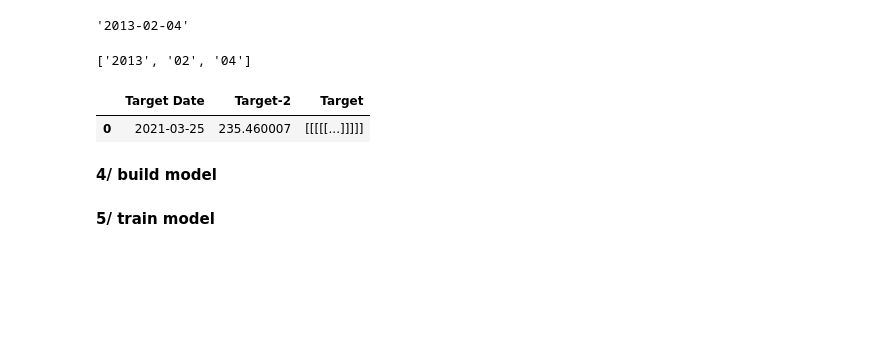
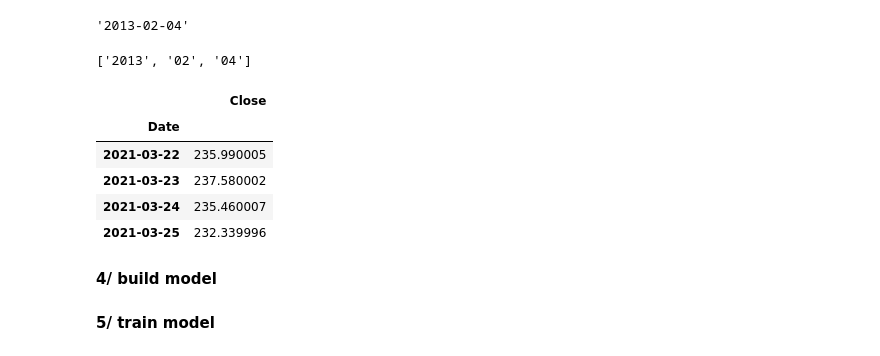
Before and after one commit to iteam1/predict-series-data-with-RNN, a Jupyter notebook: notebook.ipynb, the cells around one changed output. Cells and saved outputs as stored; diff of their text form; code cells hidden in the pictures; blank space fills up the shorter version.

```diff
--- a/notebook.ipynb
+++ b/notebook.ipynb
@@ -197,6 +166,16 @@ year_month_day = next_date_str.split('-')
 year_month_day
 # %% [output]
 ['2013', '02', '04']
+# %%
+df_subset = df1.loc[:str_to_datetime('2021-03-25')].tail(3+1) # go back from target-date n samples
+df_subset
+# %% [output]
+|  | Close |
+| Date |  |
+| 2021-03-22 | 235.990005 |
+| 2021-03-23 | 237.580002 |
+| 2021-03-24 | 235.460007 |
+| 2021-03-25 | 232.339996 |
 # %%
 def df_to_windowed_df(dataframe,first_date_str,last_date_str,n =3):
     '''
@@ -204,16 +183,22 @@ def df_to_windowed_df(dataframe,first_date_str,last_date_str,n =3):
     '''
     first_date = str_to_datetime(first_date_str)
     last_date = str_to_datetime(last_date_str)
+
     target_date = first_date
     dates = []
     X,Y = [],[]
+
     last_time = False
+
     while True:
+
+        print(f'target_date: {target_date} last_date: {last_date}')
+
         df_subset = dataframe.loc[:target_date].tail(n+1) # go back from target-date n samples
 
         if len(df_subset) != n+1:
             print(f'Error: Window of size {n} is too large for date {target_date}')
-            return None
+            return
 
         values = df_subset['Close'].to_numpy()
         x,y = values[:-1],values[-1]
@@ -222,37 +207,29 @@ def df_to_windowed_df(dataframe,first_date_str,last_date_str,n =3):
         X.append(x)
         Y.append(Y)
 
-        nex_week = dataframe.loc[target_date:target_date+datetime.timedelta(days = 7)]
+        next_week = dataframe.loc[target_date:target_date+datetime.timedelta(days = 7)]
         next_datetime_str = str(next_week.head(2).tail(1).index.values[0])
         next_date_str = next_datetime_str.split('T')[0]
         year_month_day = next_date_str.split('-')
         year,month,day = year_month_day
         next_date = datetime.datetime(year = int(year),month =int(month),day = int(day))
+        print(f'next_date: {next_date}')
 
         if last_time:
             break
 
-        target_date = last_date
+        target_date = next_date
 
         if target_date == last_date:
-            last_date = True
+            last_time = True
 
-        ret_df = pd.DataFrame({})
-        ret_df['Target Date'] = dates
+    ret_df = pd.DataFrame({})
+    ret_df['Target Date'] = dates
 
-        X = np.array(X)
-        for i in range(n):
-            X[:,i]
-            ret_df[f'Target-{n-1}'] = X[:,i]
-        ret_df['Target'] = Y
+    X = np.array(X)
+    for i in range(0,n):
+        X[:,i]
+        ret_df[f'Target-{n-i}'] = X[:,i]
+    ret_df['Target'] = Y
 
-        return ret_df
-
-# Start day second time arounf '2021-03-05'
-
-windowed_df = df_to_windowed_df(df,'2021-03-25','2022-05-23',n =3)
-
-windowed_df
+    return ret_df
-# %% [output]
-|  | Target Date | Target-2 | Target |
-| 0 | 2021-03-25 | 235.460007 | [[[[[...]]]]] |
```
Also changed, not shown: parts of 14 cells of this notebook, 2 other files.
